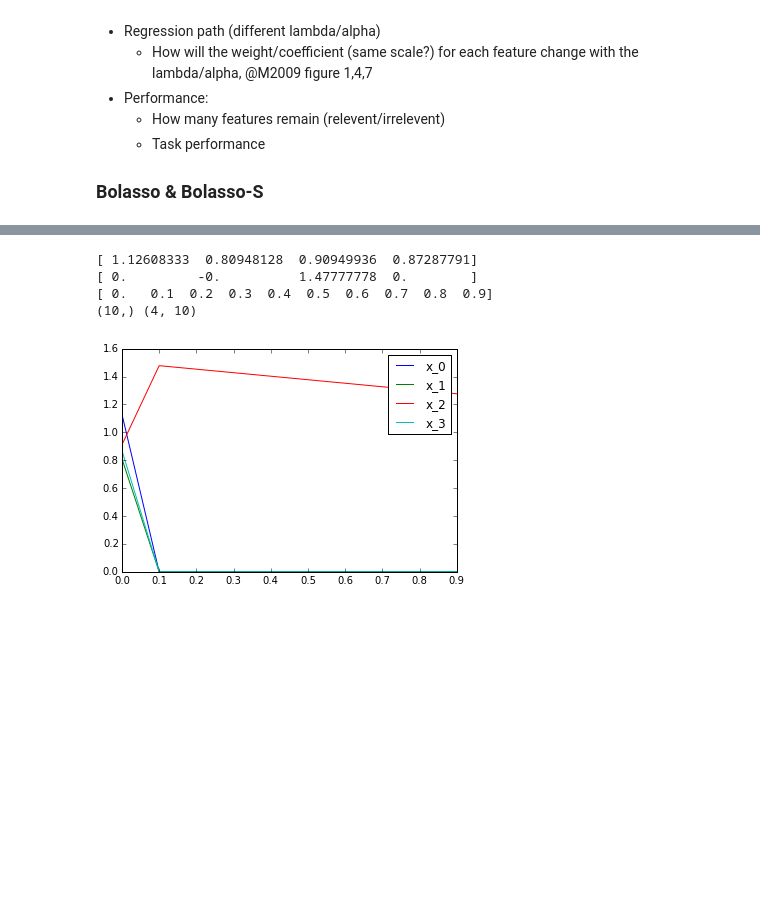
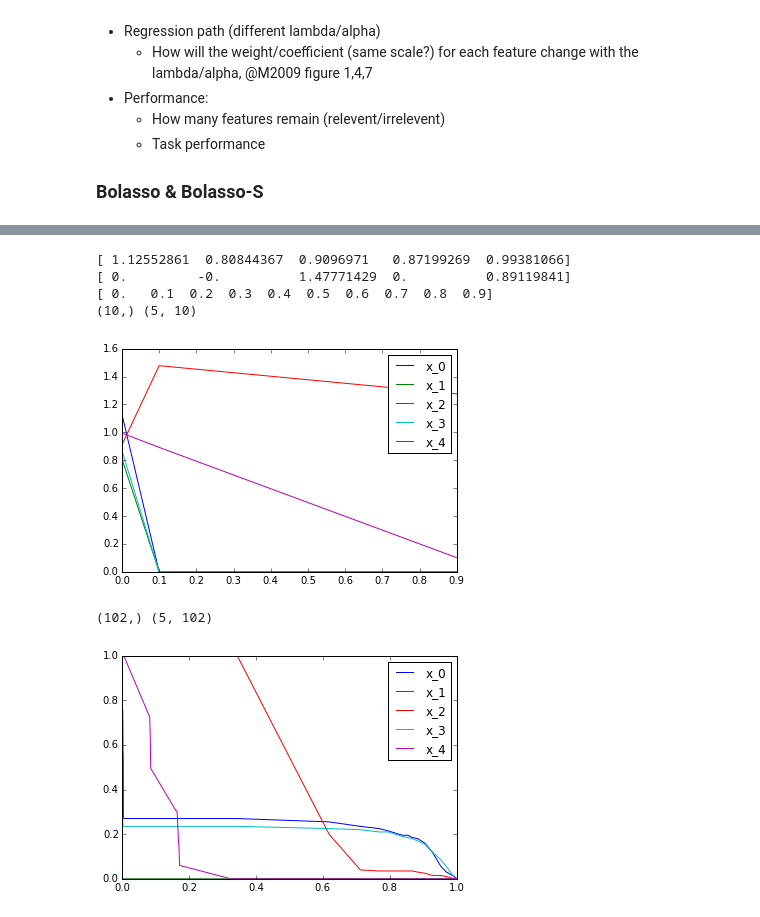
Before and after one commit to JinyiLu/15-688-Tutorial, a Jupyter notebook: Feature Selection Tutorial.ipynb, the cells around one changed output, grey strips where cells are left out. Saved outputs shown, nothing was run; the diff lists cells and outputs as text; code cells hidden in the pictures; blank space fills up the shorter version.

```diff
--- a/Feature Selection Tutorial.ipynb
+++ b/Feature Selection Tutorial.ipynb
@@ -43,0 +135,19 @@ from sklearn.linear_model import Lasso, LinearRegression, lasso_path
+# %%
+n_sample = 1000
+n_feature = 50
+n_relevant_feature = 5
+noise_level = 0.2
+
+rng = np.random.RandomState(0)
+
+X = rng.rand(n_sample, n_feature)
+coef = np.zeros(n_feature)
+coef[:n_relevant_feature] = rng.rand(n_relevant_feature)
+y = np.dot(X, coef)
+y += noise_level * rng.normal(size=n_sample)
+
+plot_sel_path(X, y, coef, "Lasso")
+
+plot_sel_path(X, y, coef, "Stability")
+
+plot_sel_auc(X, y, coef)
@@ -54,39 +171,48 @@ def plot_reg_path(alphas, coefs, f, log_x=False):
 def plot_lasso_reg_path(X, y, alphas, f, log_x=False):
     alphas, coef_path, _ = lasso_path(X, y, alphas=alphas)
     plot_reg_path(alphas, coef_path, f, log_x)
+
+def plot_lasso_stability_path(X, y, f, log_x=False):
+    alphas, coef_path = lasso_stability_path(X, y)
+    plot_reg_path(alphas, coef_path, f, log_x)
 # %%
 np.random.seed(1)
 
 # Exp 1
 n_data = 5000
 noise = np.random.normal(0, 1, n_data)
 x_seed = np.random.normal(0, 1, n_data)
 x_0 = 1 * x_seed + np.random.normal(0, 0.1, n_data)
 x_1 = -1 * x_seed + np.random.normal(0, 0.1, n_data)
 x_2 = 2 * x_seed + np.random.normal(0, 0.1, n_data)
 x_3 = 1 * x_seed + np.random.normal(0, 0.1, n_data)
+x_4 = np.random.normal(0, 1, n_data)
 
-X = np.array([x_0, x_1, x_2, x_3]).T
+X = np.array([x_0, x_1, x_2, x_3, x_4]).T
 
 y = np.sum(X, axis=1) + noise
 # y = X[:,0] + X[:,1] + X[:,2] + noise
 
 lr = LinearRegression()
 lr.fit(X, y)
 print lr.coef_
 
 lr = Lasso(alpha=0.1)
 lr.fit(X, y)
 print lr.coef_
 
 # plot reg path for lasso on exp 1
 alphas = np.arange(0.0, 1.0, 0.1)
 # alphas = np.logspace(0.0,0.1,10)
 print alphas
-plot_lasso_reg_path(X, y, alphas, ['x_0', 'x_1', 'x_2', 'x_3'])
+plot_lasso_reg_path(X, y, alphas, ['x_0', 'x_1', 'x_2', 'x_3', 'x_4'])
+
+plot_lasso_stability_path(X, y, ['x_0', 'x_1', 'x_2', 'x_3', 'x_4'])
 # %% [output]
-[ 1.12608333  0.80948128  0.90949936  0.87287791]
-[ 0.         -0.          1.47777778  0.        ]
+[ 1.12552861  0.80844367  0.9096971   0.87199269  0.99381066]
+[ 0.         -0.          1.47771429  0.          0.89119841]
 [ 0.   0.1  0.2  0.3  0.4  0.5  0.6  0.7  0.8  0.9]
-(10,) (4, 10)
+(10,) (5, 10)
-[figure, old version]
+[figure, new version]
+(102,) (5, 102)
+[figure, added]
```
Also changed, not shown: parts of 7 cells of this notebook.
